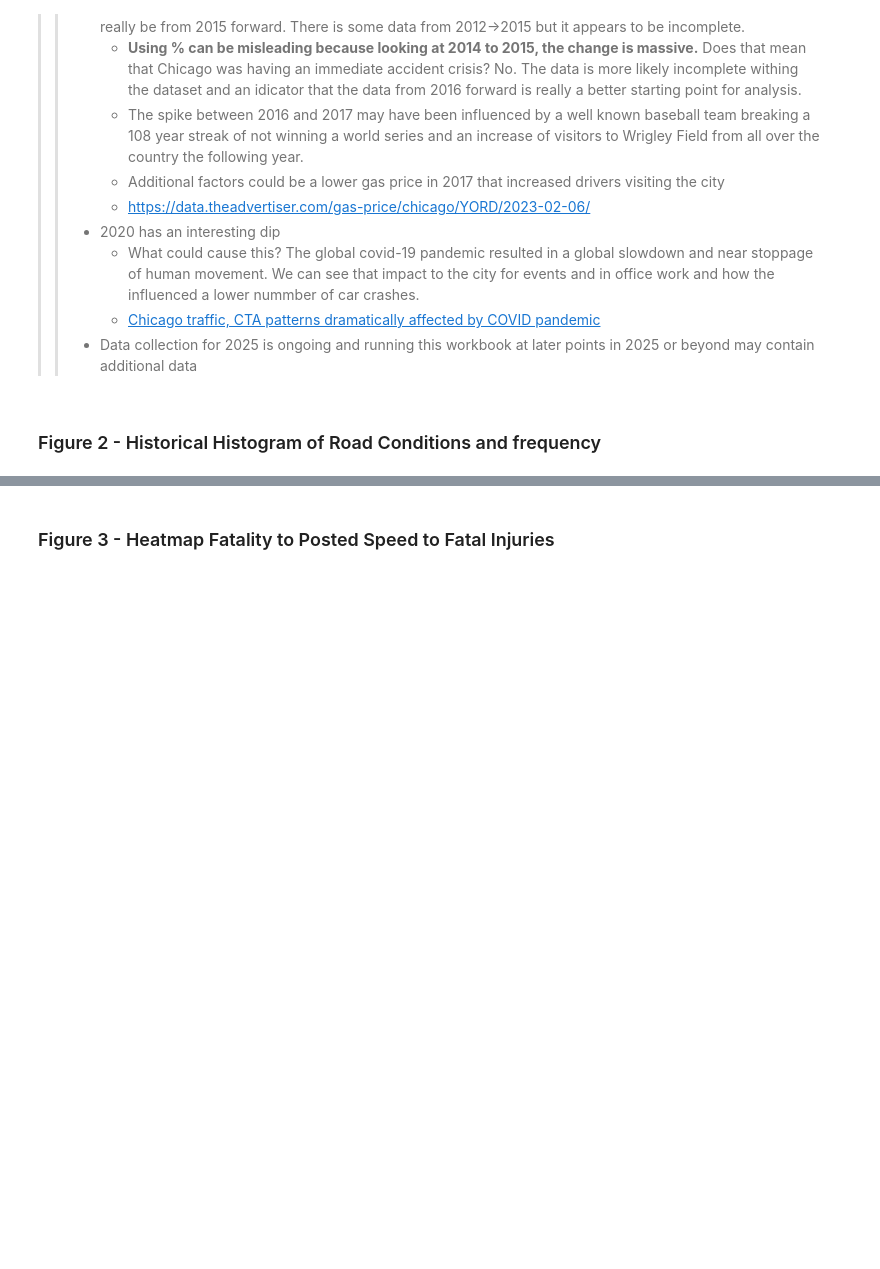
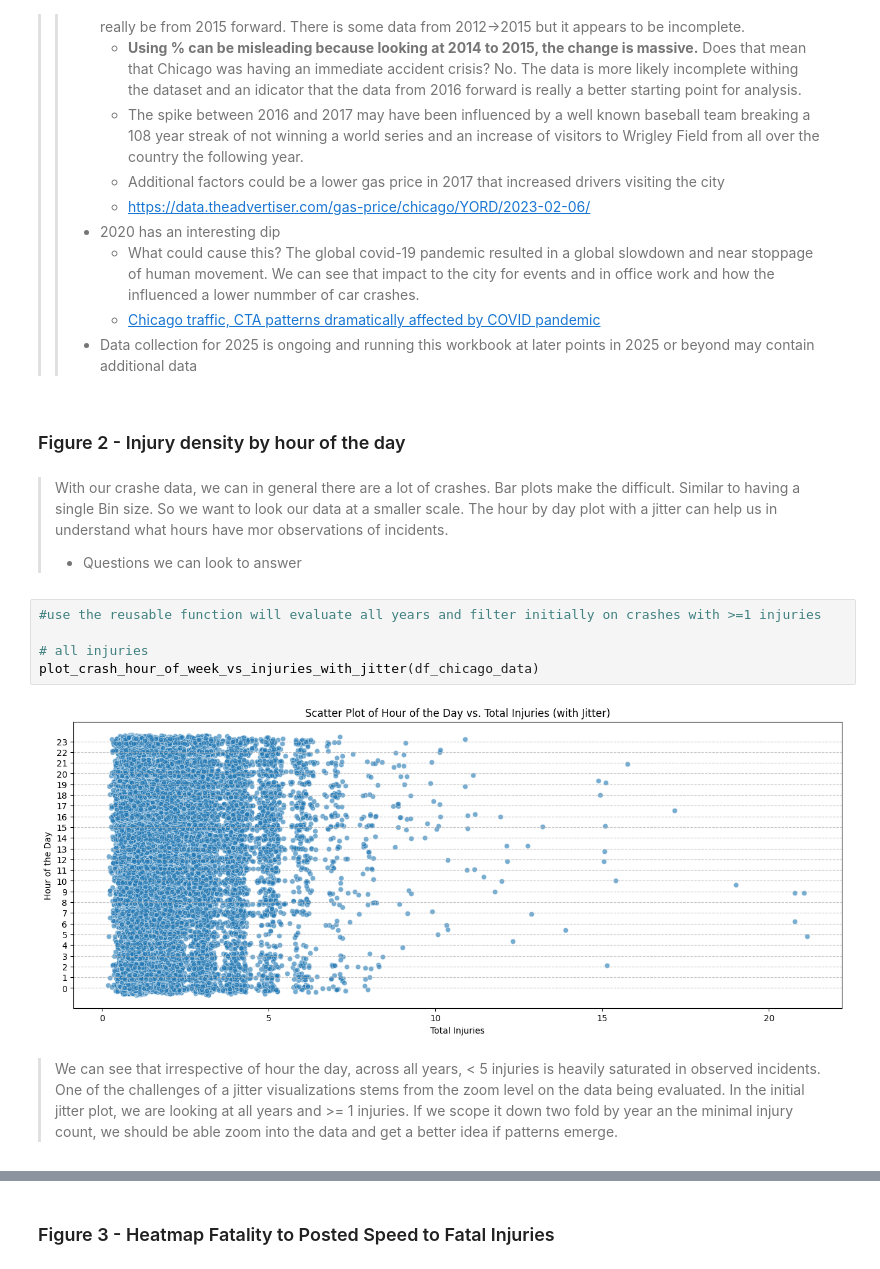
Before and after one commit to rmasud-michigan/siads_521_assignment_3, a Jupyter notebook: siads_521_assignment_3.ipynb, the cells around one changed output, grey strips where cells are left out. Saved outputs shown, nothing was run; the diff lists cells and outputs as text; blank space fills up the shorter version.

Commit message:
more data changes

```diff
--- a/siads_521_assignment_3.ipynb
+++ b/siads_521_assignment_3.ipynb
@@ -183,4 +190,16 @@ plot_crash_count_by_year(df_chicago_data)
 >>   * [Chicago traffic, CTA patterns dramatically affected by COVID pandemic](https://abc7chicago.com/chicago-traffic-construction-cta-bus-tracker/10451178/)
 >> * Data collection for 2025 is ongoing and running this workbook at later points in 2025 or beyond may contain additional data
 # %% [markdown]
-### Figure 2 - Historical Histogram of Road Conditions and frequency
+### Figure 2 - Injury density by hour of the day
+# %% [markdown]
+> With our crashe data, we can in general there are a lot of crashes. Bar plots make the difficult. Similar to having a single Bin size. So we want to look our data at a smaller scale. The hour by day plot with a jitter can help us in understand what hours have mor observations of incidents.
+> * Questions we can look to answer
+# %%
+#use the reusable function will evaluate all years and filter initially on crashes with >=1 injuries
+
+# all injuries
+plot_crash_hour_of_week_vs_injuries_with_jitter(df_chicago_data)
+# %% [output]
+[figure, added]
+# %% [markdown]
+> We can see that irrespective of hour the day, across all years, < 5 injuries is heavily saturated in observed incidents. One of the challenges of a jitter visualizations stems from the zoom level on the data being evaluated. In the initial jitter plot, we are looking at all years and >= 1 injuries. If we scope it down two fold by year an the minimal injury count, we should be able zoom into the data and get a better idea if patterns emerge.
```
Also changed, not shown: parts of 5 cells of this notebook, 2 other files.
